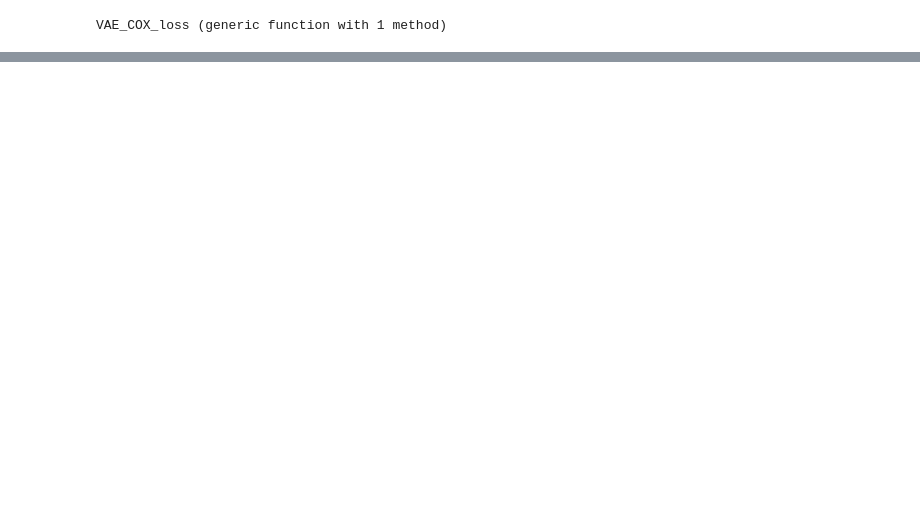
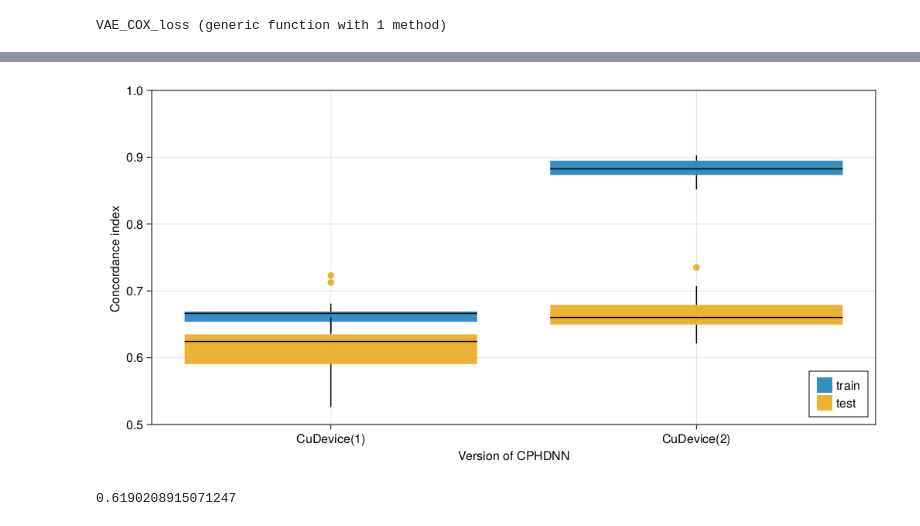
Before and after one commit to lemieux-lab/vae_cox, a Jupyter notebook: VAE_cox.ipynb, the cells around one changed output, grey strips where cells are left out. Saved outputs shown, nothing was run; the diff lists cells and outputs as text; code cells hidden in the pictures; blank space fills up the shorter version.

```diff
--- a/VAE_cox.ipynb
+++ b/VAE_cox.ipynb
@@ -290,0 +288,16 @@ bson("RES/$model_params_path/params.bson",params_dict)
+# %%
+function gather_params(basedir=".")
+    df = DataFrame()
+    for (root, dirs, files) in walkdir(basedir)
+        for file in files
+            if file == "params.bson"
+                # println("Loading $root/$file")
+                d = BSON.load("$root/$file")
+                push!(df, d, cols=:union)
+            end
+        end
+    end
+    return df
+end
+
+df = gather_params("RES/")
@@ -290,0 +324,19 @@ bson("RES/$model_params_path/params.bson",params_dict)
+# %%
+V1_2 = df[df.device .!= "CuDevice(0)",["device","cph_tst_c_ind", "cph_train_c_ind" ]]
+fig = Figure(resolution = (1024,512));
+ax = Axis(fig[1,1],
+    ylabel = "Concordance index ",
+    xlabel = "Version of CPHDNN",
+    limits = (nothing, nothing, 0.5, 1),
+    xticks = ([1.,2.], unique(V1_2[:,"device"])))#(log2.(unique(V1[:, "dim_redux"])), ["$x" for x in unique(V1_2[:, "dim_redux"])] ));
+boxplot!(ax, [parse(Int, x[10]) for x in V1_2[:,"device"]], V1_2[:,"cph_train_c_ind"], label = "train")
+boxplot!(ax, [parse(Int, x[10]) for x in V1_2[:,"device"]], V1_2[:,"cph_tst_c_ind"], label = "test")
+#scatter!(ax, , V1[:,"cph_tst_c_ind"], label = "test")
+axislegend(ax,position =:rb)
+fig
+# %% [output]
+[figure, added]
+# %%
+mean(V1_2[V1_2.device .== "CuDevice(1)","cph_tst_c_ind"])
+# %% [output]
+0.6190208915071247
```
Also changed, not shown: parts of 14 cells of this notebook.
